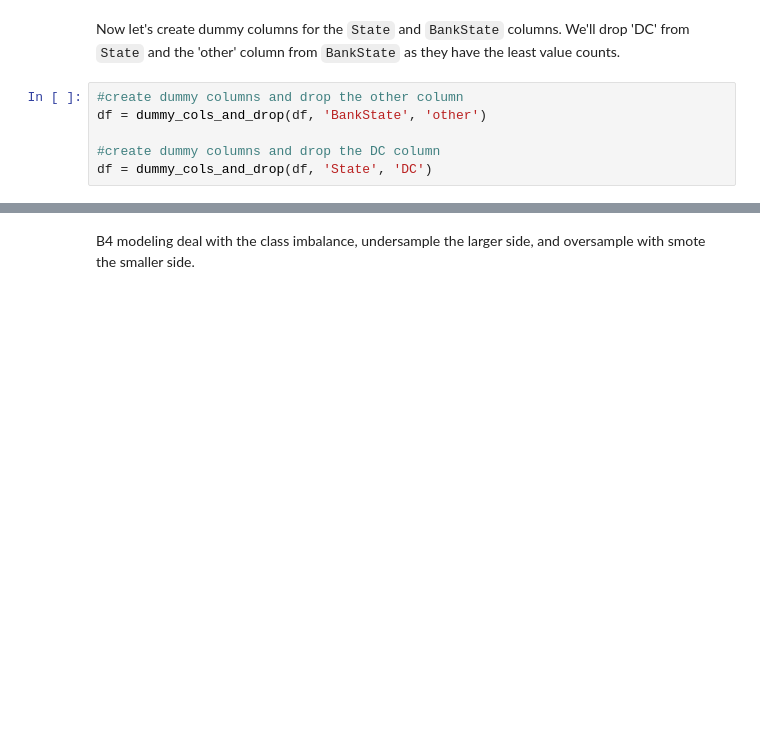
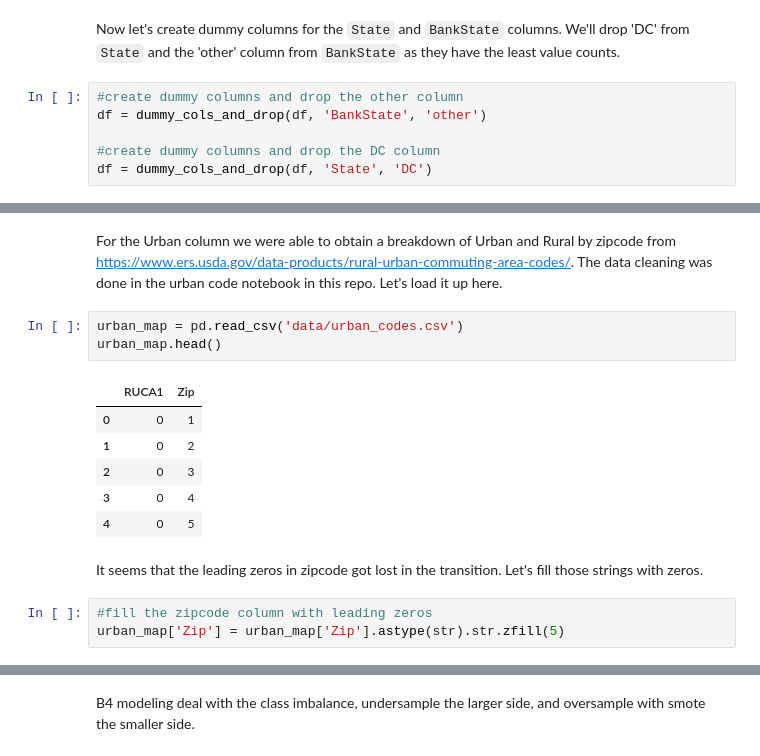
Before and after one commit to joshuaedelstein15/Loan_default, a Jupyter notebook: notebook.ipynb, the cells around one changed output, grey strips where cells are left out. Cells and saved outputs as stored; diff of their text form; blank space fills up the shorter version.

```diff
--- a/notebook.ipynb
+++ b/notebook.ipynb
@@ -748,0 +872,17 @@ Name: count, dtype: int64
+# %% [markdown]
+For the Urban column we were able to obtain a breakdown of Urban and Rural by zipcode from https://www.ers.usda.gov/data-products/rural-urban-commuting-area-codes/. The data cleaning was done in the urban code notebook in this repo. Let's load it up here.
+# %%
+urban_map = pd.read_csv('data/urban_codes.csv')
+urban_map.head()
+# %% [output]
+|  | RUCA1 | Zip |
+| 0 | 0 | 1 |
+| 1 | 0 | 2 |
+| 2 | 0 | 3 |
+| 3 | 0 | 4 |
+| 4 | 0 | 5 |
+# %% [markdown]
+It seems that the leading zeros in zipcode got lost in the transition. Let's fill those strings with zeros.
+# %%
+#fill the zipcode column with leading zeros
+urban_map['Zip'] = urban_map['Zip'].astype(str).str.zfill(5)
```
Also changed, not shown: parts of 54 cells of this notebook.
